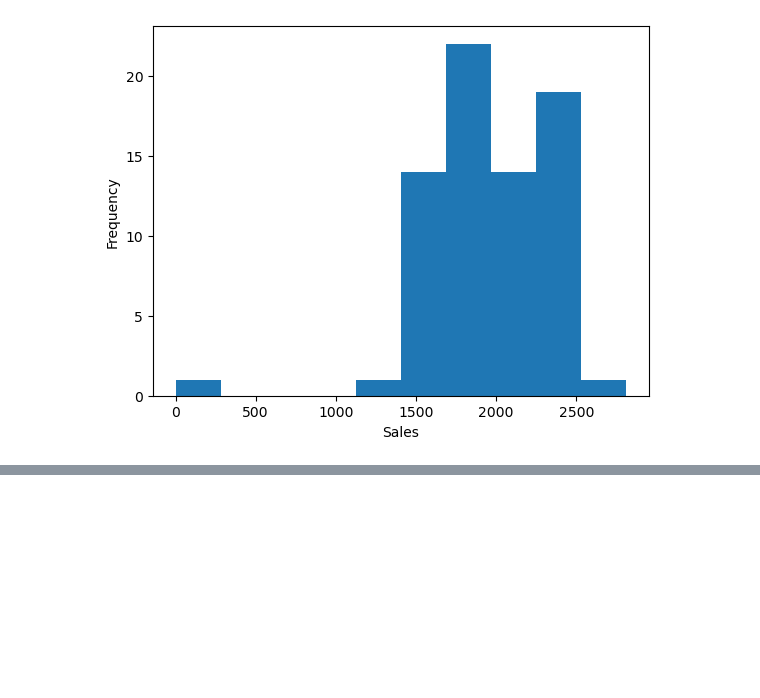
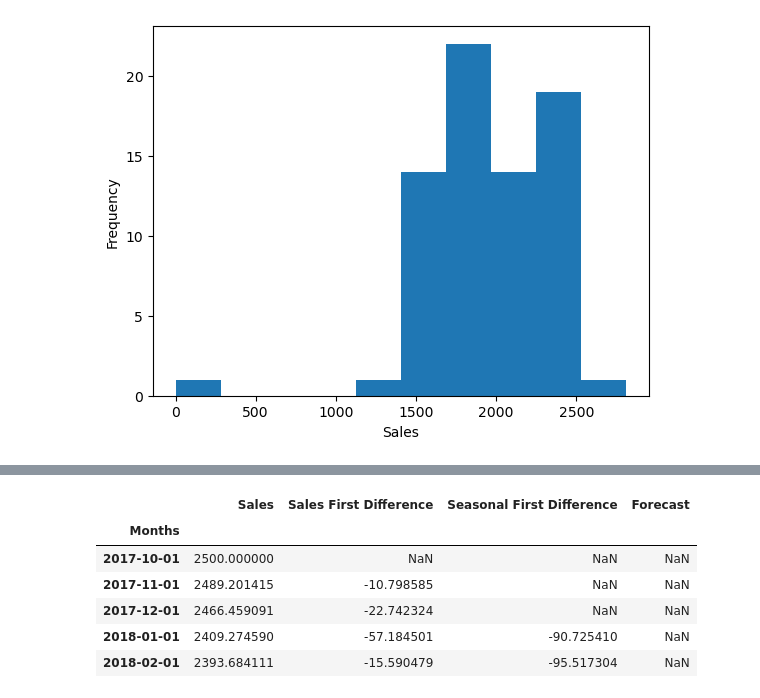
Before and after one commit to Veekits/ARIMA-model-for-Time-Series, a Jupyter notebook: ARIMA Model for Nouba 46 (Differencing).ipynb, the cells around one changed output, grey strips where cells are left out. Cells and saved outputs as stored; diff of their text form; code cells hidden in the pictures; blank space fills up the shorter version.

```diff
--- a/ARIMA Model for Nouba 46 (Differencing).ipynb
+++ b/ARIMA Model for Nouba 46 (Differencing).ipynb
@@ -234,0 +249,10 @@ plt.show()
+# %%
+df.head()
+# %% [output]
+|  | Sales | Sales First Difference | Seasonal First Difference | Forecast |
+| Months |  |  |  |  |
+| 2017-10-01 | 2500.000000 | NaN | NaN | NaN |
+| 2017-11-01 | 2489.201415 | -10.798585 | NaN | NaN |
+| 2017-12-01 | 2466.459091 | -22.742324 | NaN | NaN |
+| 2018-01-01 | 2409.274590 | -57.184501 | -90.725410 | NaN |
+| 2018-02-01 | 2393.684111 | -15.590479 | -95.517304 | NaN |
```
Also changed, not shown: parts of 11 cells of this notebook.
